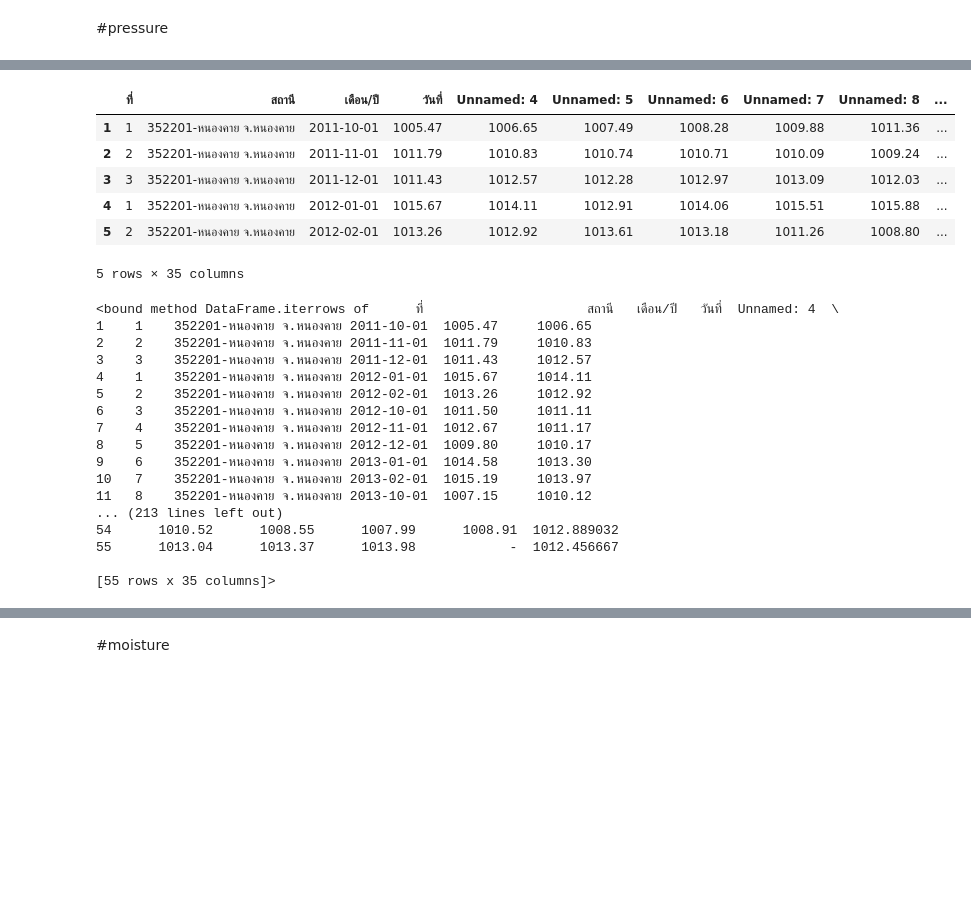
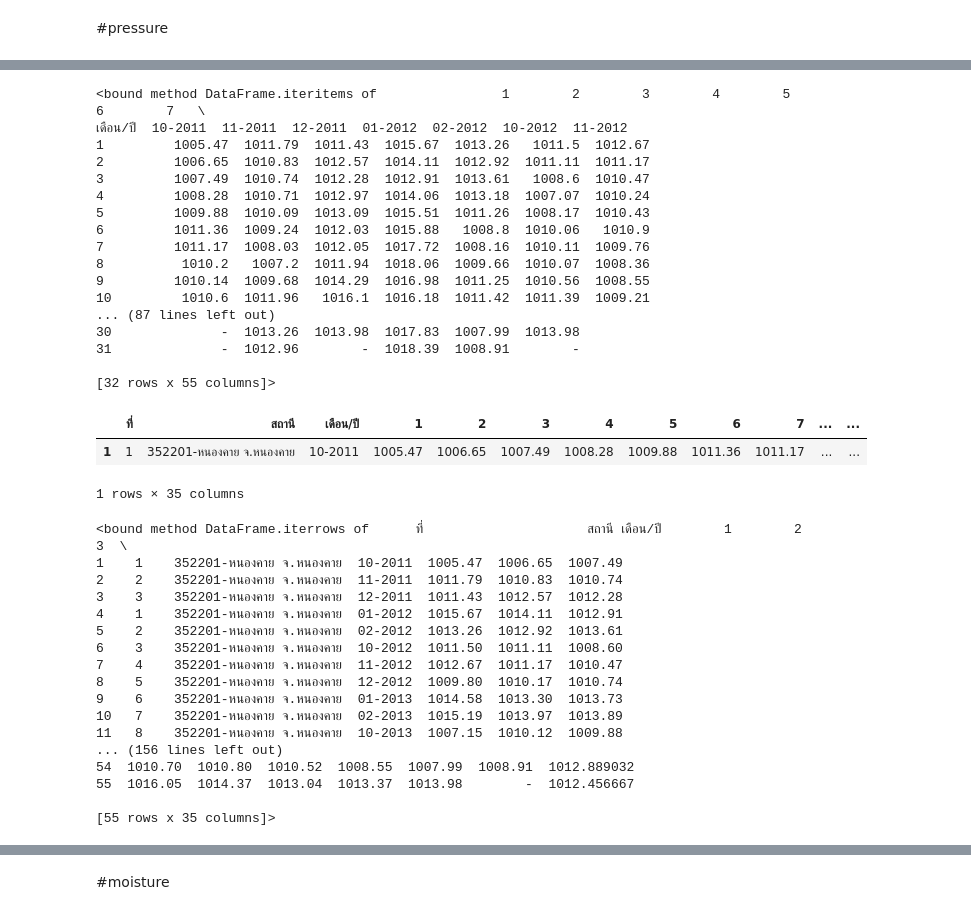
Before and after one commit to nxxk23/bsc_dpdm22, a Jupyter notebook: Quiz_Group_5_20_of_Midterm.ipynb, the cells around one changed output, grey strips where cells are left out. Cells and saved outputs as stored; diff of their text form; code cells hidden in the pictures; blank space fills up the shorter version.

```diff
--- a/Quiz_Group_5_20_of_Midterm.ipynb
+++ b/Quiz_Group_5_20_of_Midterm.ipynb
@@ -23,0 +39,9 @@ p5 = pd.read_excel('/content/drive/MyDrive/DPDM/ความกด(เปอร
+# %%
+p1.rename(columns = {'วันที่':'1', 'Unnamed: 4':'2', 'Unnamed: 5':'3',
+       'Unnamed: 6':'4', 'Unnamed: 7':'5', 'Unnamed: 8':'6', 'Unnamed: 9':'7', 'Unnamed: 10':'8',
+       'Unnamed: 11':'9', 'Unnamed: 12':'10', 'Unnamed: 13':'11', 'Unnamed: 14':'12',
+       'Unnamed: 15':'13', 'Unnamed: 16':'14', 'Unnamed: 17':'15', 'Unnamed: 18':'16',
+       'Unnamed: 19':'17', 'Unnamed: 20':'18', 'Unnamed: 21':'19', 'Unnamed: 22':'20',
+       'Unnamed: 23':'21', 'Unnamed: 24':'22', 'Unnamed: 25':'23', 'Unnamed: 26':'24',
+       'Unnamed: 27':'25', 'Unnamed: 28':'26', 'Unnamed: 29':'27', 'Unnamed: 30':'28',
+       'Unnamed: 31':'29', 'Unnamed: 32':'30', 'Unnamed: 33':'31'}, inplace = True)
@@ -23,0 +126,2 @@ p5 = pd.read_excel('/content/drive/MyDrive/DPDM/ความกด(เปอร
+# %%
+p1['เดือน/ปี'] = pd.to_datetime(p1['เดือน/ปี']).dt.strftime('%m-%Y') #change format month and year from **-mm-yyy to mm-yyyy
@@ -24,10 +157,26 @@ p5 = pd.read_excel('/content/drive/MyDrive/DPDM/ความกด(เปอร
+# %%
+p.transpose().iteritems #ตรงนี้ใช้ดูค่าของแต่ละอันได้อยู่ ได้อยู่=มันบ่าได้แม่
+# %% [output]
+<bound method DataFrame.iteritems of                1        2        3        4        5        6        7   \
+เดือน/ปี  10-2011  11-2011  12-2011  01-2012  02-2012  10-2012  11-2012
+1         1005.47  1011.79  1011.43  1015.67  1013.26   1011.5  1012.67
+2         1006.65  1010.83  1012.57  1014.11  1012.92  1011.11  1011.17
+3         1007.49  1010.74  1012.28  1012.91  1013.61   1008.6  1010.47
+4         1008.28  1010.71  1012.97  1014.06  1013.18  1007.07  1010.24
+5         1009.88  1010.09  1013.09  1015.51  1011.26  1008.17  1010.43
+6         1011.36  1009.24  1012.03  1015.88   1008.8  1010.06   1010.9
+7         1011.17  1008.03  1012.05  1017.72  1008.16  1010.11  1009.76
+8          1010.2   1007.2  1011.94  1018.06  1009.66  1010.07  1008.36
+9         1010.14  1009.68  1014.29  1016.98  1011.25  1010.56  1008.55
+10         1010.6  1011.96   1016.1  1016.18  1011.42  1011.39  1009.21
+... (87 lines left out)
+30              -  1013.26  1013.98  1017.83  1007.99  1013.98
+31              -  1012.96        -  1018.39  1008.91        -
+
+[32 rows x 55 columns]>
 # %%
-p1.head()
+p1.head(1)
 # %% [output]
-|  | ที่ | สถานี | เดือน/ปี | วันที่ | Unnamed: 4 | Unnamed: 5 | Unnamed: 6 | Unnamed: 7 | Unnamed: 8 | ... |
-| 1 | 1 | 352201-หนองคาย จ.หนองคาย | 2011-10-01 | 1005.47 | 1006.65 | 1007.49 | 1008.28 | 1009.88 | 1011.36 | ... |
-| 2 | 2 | 352201-หนองคาย จ.หนองคาย | 2011-11-01 | 1011.79 | 1010.83 | 1010.74 | 1010.71 | 1010.09 | 1009.24 | ... |
-| 3 | 3 | 352201-หนองคาย จ.หนองคาย | 2011-12-01 | 1011.43 | 1012.57 | 1012.28 | 1012.97 | 1013.09 | 1012.03 | ... |
-| 4 | 1 | 352201-หนองคาย จ.หนองคาย | 2012-01-01 | 1015.67 | 1014.11 | 1012.91 | 1014.06 | 1015.51 | 1015.88 | ... |
-| 5 | 2 | 352201-หนองคาย จ.หนองคาย | 2012-02-01 | 1013.26 | 1012.92 | 1013.61 | 1013.18 | 1011.26 | 1008.80 | ... |
+|  | ที่ | สถานี | เดือน/ปี | 1 | 2 | 3 | 4 | 5 | 6 | 7 | ... | ... |
+| 1 | 1 | 352201-หนองคาย จ.หนองคาย | 10-2011 | 1005.47 | 1006.65 | 1007.49 | 1008.28 | 1009.88 | 1011.36 | 1011.17 | ... | ... |
-5 rows × 35 columns
+1 rows × 35 columns
@@ -34,20 +186,20 @@ p1.head()
 # %%
 p1.iterrows
 # %% [output]
-<bound method DataFrame.iterrows of      ที่                     สถานี   เดือน/ปี   วันที่  Unnamed: 4  \
-1    1    352201-หนองคาย จ.หนองคาย 2011-10-01  1005.47     1006.65
-2    2    352201-หนองคาย จ.หนองคาย 2011-11-01  1011.79     1010.83
-3    3    352201-หนองคาย จ.หนองคาย 2011-12-01  1011.43     1012.57
-4    1    352201-หนองคาย จ.หนองคาย 2012-01-01  1015.67     1014.11
-5    2    352201-หนองคาย จ.หนองคาย 2012-02-01  1013.26     1012.92
-6    3    352201-หนองคาย จ.หนองคาย 2012-10-01  1011.50     1011.11
-7    4    352201-หนองคาย จ.หนองคาย 2012-11-01  1012.67     1011.17
-8    5    352201-หนองคาย จ.หนองคาย 2012-12-01  1009.80     1010.17
-9    6    352201-หนองคาย จ.หนองคาย 2013-01-01  1014.58     1013.30
-10   7    352201-หนองคาย จ.หนองคาย 2013-02-01  1015.19     1013.97
-11   8    352201-หนองคาย จ.หนองคาย 2013-10-01  1007.15     1010.12
-... (213 lines left out)
-54      1010.52      1008.55      1007.99      1008.91  1012.889032
-55      1013.04      1013.37      1013.98            -  1012.456667
+<bound method DataFrame.iterrows of      ที่                     สถานี เดือน/ปี        1        2        3  \
+1    1    352201-หนองคาย จ.หนองคาย  10-2011  1005.47  1006.65  1007.49
+2    2    352201-หนองคาย จ.หนองคาย  11-2011  1011.79  1010.83  1010.74
+3    3    352201-หนองคาย จ.หนองคาย  12-2011  1011.43  1012.57  1012.28
+4    1    352201-หนองคาย จ.หนองคาย  01-2012  1015.67  1014.11  1012.91
+5    2    352201-หนองคาย จ.หนองคาย  02-2012  1013.26  1012.92  1013.61
+6    3    352201-หนองคาย จ.หนองคาย  10-2012  1011.50  1011.11  1008.60
+7    4    352201-หนองคาย จ.หนองคาย  11-2012  1012.67  1011.17  1010.47
+8    5    352201-หนองคาย จ.หนองคาย  12-2012  1009.80  1010.17  1010.74
+9    6    352201-หนองคาย จ.หนองคาย  01-2013  1014.58  1013.30  1013.73
+10   7    352201-หนองคาย จ.หนองคาย  02-2013  1015.19  1013.97  1013.89
+11   8    352201-หนองคาย จ.หนองคาย  10-2013  1007.15  1010.12  1009.88
+... (156 lines left out)
+54  1010.70  1010.80  1010.52  1008.55  1007.99  1008.91  1012.889032
+55  1016.05  1014.37  1013.04  1013.37  1013.98        -  1012.456667
 
 [55 rows x 35 columns]>
```
Also changed, not shown: parts of 16 cells of this notebook.
